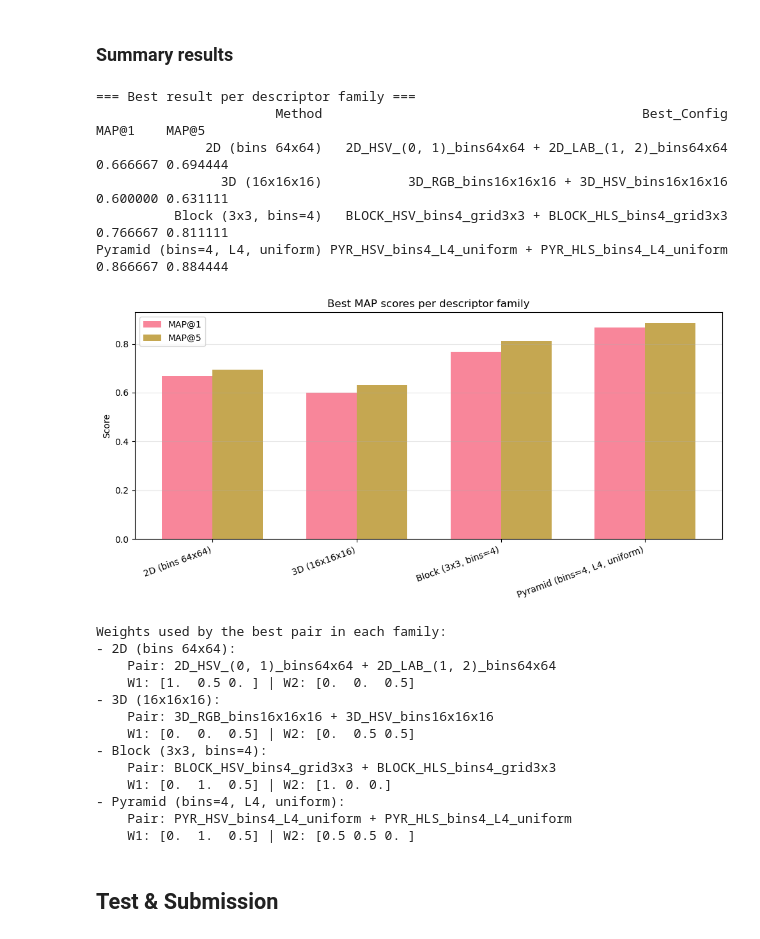
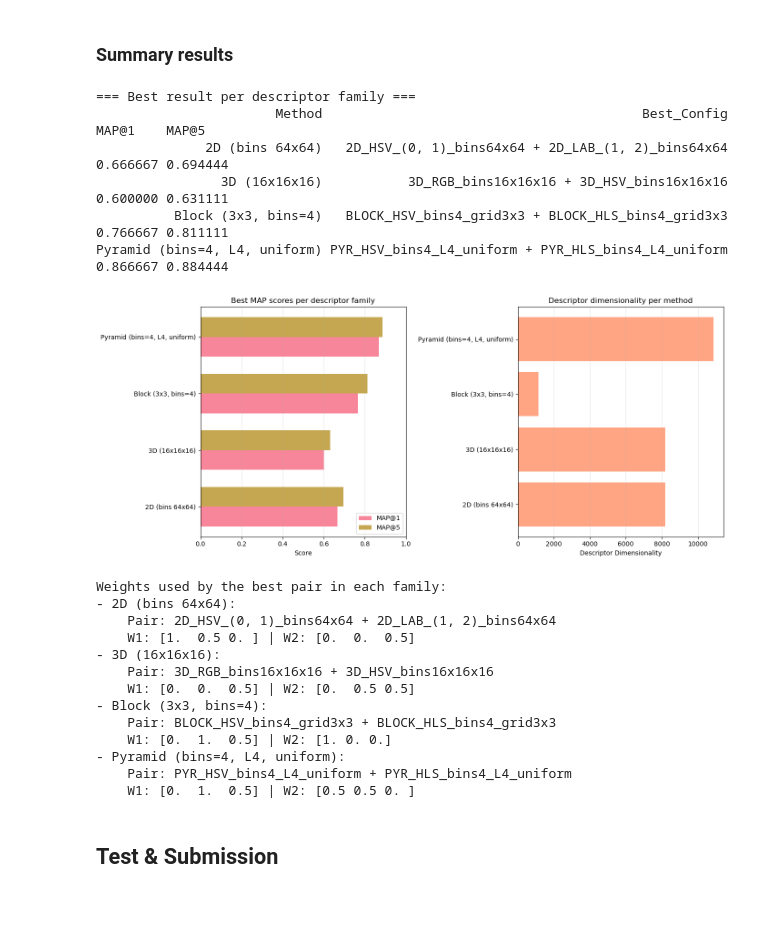
Before and after one commit to MCV-2025-C1-Project/Team2, a Jupyter notebook: Week2/Hyperparameter_search_analysis.ipynb, the cells around one changed output. Saved outputs shown, nothing was run; the diff lists cells and outputs as text; code cells hidden in the pictures; blank space fills up the shorter version.

```diff
--- a/Week2/Hyperparameter_search_analysis.ipynb
+++ b/Week2/Hyperparameter_search_analysis.ipynb
@@ -1299,46 +1299,66 @@ def best_from_results(all_results, descriptor_names, family_name):
 
 # Build summary rows
 summary_rows = []
 summary_rows.append(best_from_results(results_2d,   descriptor_names_2d,   "2D (bins 64x64)"))
 summary_rows.append(best_from_results(results_3d,   descriptor_names_3d,   "3D (16x16x16)"))
 summary_rows.append(best_from_results(results_block,descriptor_names_block, "Block (3x3, bins=4)"))
 summary_rows.append(best_from_results(results_pyr,  descriptor_names_pyr,  "Pyramid (bins=4, L4, uniform)"))
 
 df_best = pd.DataFrame(summary_rows)
 print("\n=== Best result per descriptor family ===")
 print(df_best[["Method", "Best_Config", "MAP@1", "MAP@5"]].to_string(index=False))
 
-# ---- Plot: Best MAP@1 and MAP@5 by family ----
-fig, ax = plt.subplots(figsize=(10, 5))
-x = np.arange(len(df_best))
-width = 0.35
+# ---- Plot: Best MAP@1 and MAP@5 by family (horizontal version) ----
+fig, (ax1, ax2) = plt.subplots(1, 2, figsize=(14, 6))
 
-ax.bar(x - width/2, df_best["MAP@1"], width, label="MAP@1", alpha=0.85)
-ax.bar(x + width/2, df_best["MAP@5"], width, label="MAP@5", alpha=0.85)
+# Horizontal bars for MAP scores
+y = np.arange(len(df_best))
+height = 0.35
 
-ax.set_xticks(x)
-ax.set_xticklabels(df_best["Method"], rotation=20, ha="right")
-ax.set_ylabel("Score")
-ax.set_title("Best MAP scores per descriptor family")
-ax.grid(True, axis='y', alpha=0.3)
-ax.legend()
+ax1.barh(y - height/2, df_best["MAP@1"], height, label="MAP@1", alpha=0.85)
+ax1.barh(y + height/2, df_best["MAP@5"], height, label="MAP@5", alpha=0.85)
+# axis x go from 0 to 1
+ax1.set_xlim(0, 1)
+ax1.set_yticks(y)
+ax1.set_yticklabels(df_best["Method"])
+ax1.set_xlabel("Score")
+ax1.set_title("Best MAP scores per descriptor family")
+ax1.legend()
+ax1.grid(True, axis='x', alpha=0.3)
+
+# ---- Descriptor Dimensionality plot ----
+# Define it manually:
+descriptor_dims = {
+    "2D (bins 64x64)": 64*64*2,
+    "3D (16x16x16)": 16*16*16*2,
+    "Block (3x3, bins=4)": 576*2,
+    "Pyramid (bins=4, L4, uniform)": 5440*2
+}
+
+df_best["Descriptor_Dim"] = df_best["Method"].map(descriptor_dims)
+
+ax2.barh(df_best["Method"], df_best["Descriptor_Dim"], color="coral", alpha=0.7)
+ax2.set_xlabel("Descriptor Dimensionality")
+ax2.set_title("Descriptor dimensionality per method")
+ax2.grid(True, axis='x', alpha=0.3)
+
 plt.tight_layout()
 plt.show()
 
 # (Optional) Pretty-print weights for the winner of each family
 print("\nWeights used by the best pair in each family:")
 for _, row in df_best.iterrows():
     print(f"- {row['Method']}:")
     print(f"    Pair: {row['Best_Config']}")
     print(f"    W1: {row['W1']} | W2: {row['W2']}")
 # %% [output]
 === Best result per descriptor family ===
                        Method                                         Best_Config    MAP@1    MAP@5
               2D (bins 64x64)   2D_HSV_(0, 1)_bins64x64 + 2D_LAB_(1, 2)_bins64x64 0.666667 0.694444
                 3D (16x16x16)           3D_RGB_bins16x16x16 + 3D_HSV_bins16x16x16 0.600000 0.631111
           Block (3x3, bins=4)   BLOCK_HSV_bins4_grid3x3 + BLOCK_HLS_bins4_grid3x3 0.766667 0.811111
 Pyramid (bins=4, L4, uniform) PYR_HSV_bins4_L4_uniform + PYR_HLS_bins4_L4_uniform 0.866667 0.884444
-[figure, old version]
+[figure, new version]
 Weights used by the best pair in each family:
 - 2D (bins 64x64):
     Pair: 2D_HSV_(0, 1)_bins64x64 + 2D_LAB_(1, 2)_bins64x64
```
Also changed, not shown: parts of 7 cells of this notebook.
